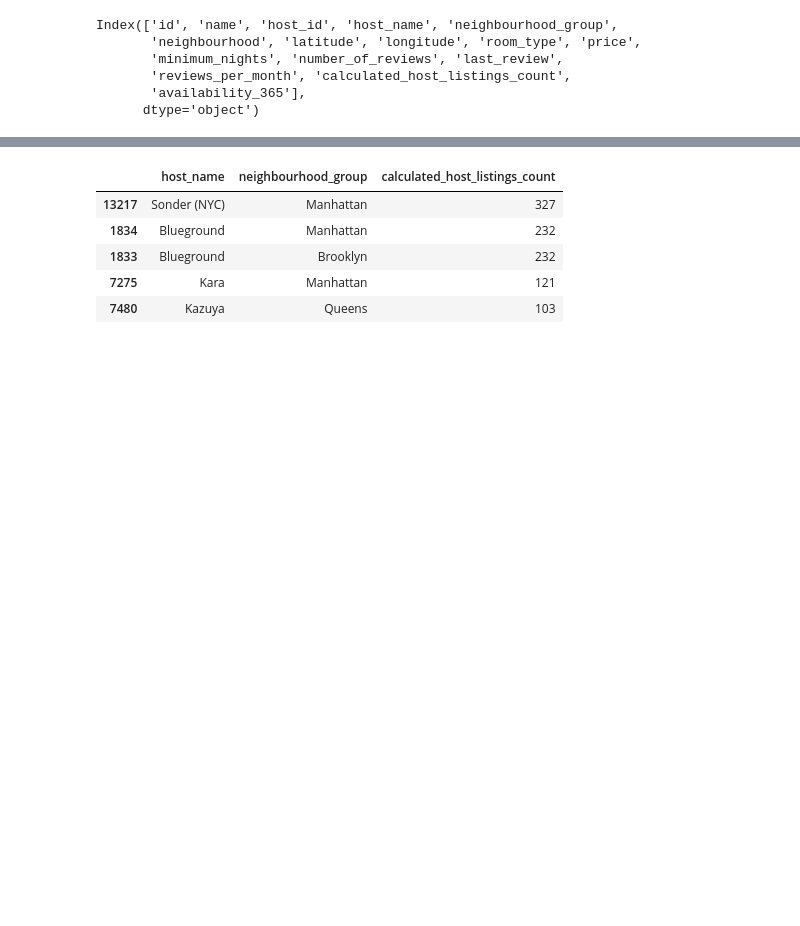
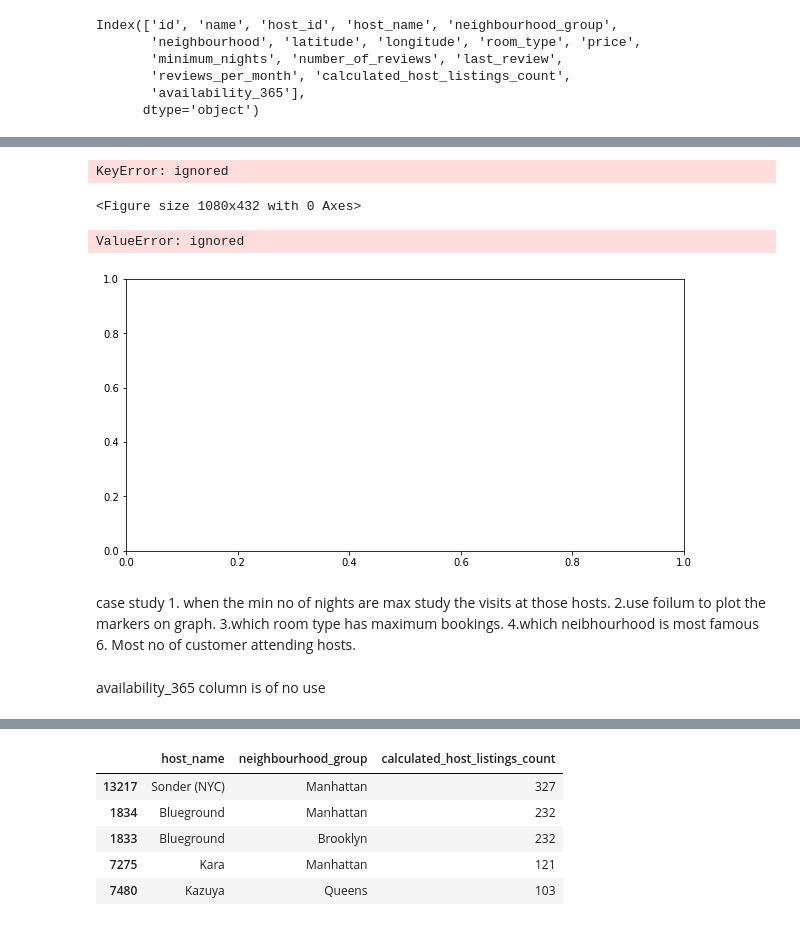
Before and after one commit to GoPlusUltra/Airbnb-2019-dataset-EDA, a Jupyter notebook: EDA_on_Airbnb_2019_Dataset.ipynb, the cells around one changed output, grey strips where cells are left out. Saved outputs shown, nothing was run; the diff lists cells and outputs as text; code cells hidden in the pictures; blank space fills up the shorter version.

```diff
--- a/EDA_on_Airbnb_2019_Dataset.ipynb
+++ b/EDA_on_Airbnb_2019_Dataset.ipynb
@@ -115,0 +218,14 @@ new_df = df[['id','name','host_id','host_name','neighbourhood_group','neighbourh
+# %%
+plt.figure(figsize=(15,6))
+sns.scatterplot(x=min_nights['minimum_nights'], y=min_nights[(['minimum_nights'].count())], hue=min_nights['room_type'], data=min_nights)
+# %% [output]
+KeyError: ignored
+<Figure size 1080x432 with 0 Axes>
+# %%
+min_night1 = new_df['minimum_nights'].unique()
+counts = list(new_df['minimum_nights'].())
+
+fig = plt.figure(figsize = (10, 5))
+# %% [output]
+ValueError: ignored
+[figure, added]
@@ -115,0 +236,8 @@ new_df = df[['id','name','host_id','host_name','neighbourhood_group','neighbourh
+# %% [markdown]
+case study 1. when the min no of nights are max study the visits at those hosts.
+2.use foilum to plot the markers on graph.
+3.which room type has maximum bookings.
+4.which neibhourhood is most famous
+6. Most no of customer attending hosts.
+# %% [markdown]
+availability_365 column is of no use
```
Also changed, not shown: parts of 24 cells of this notebook.
